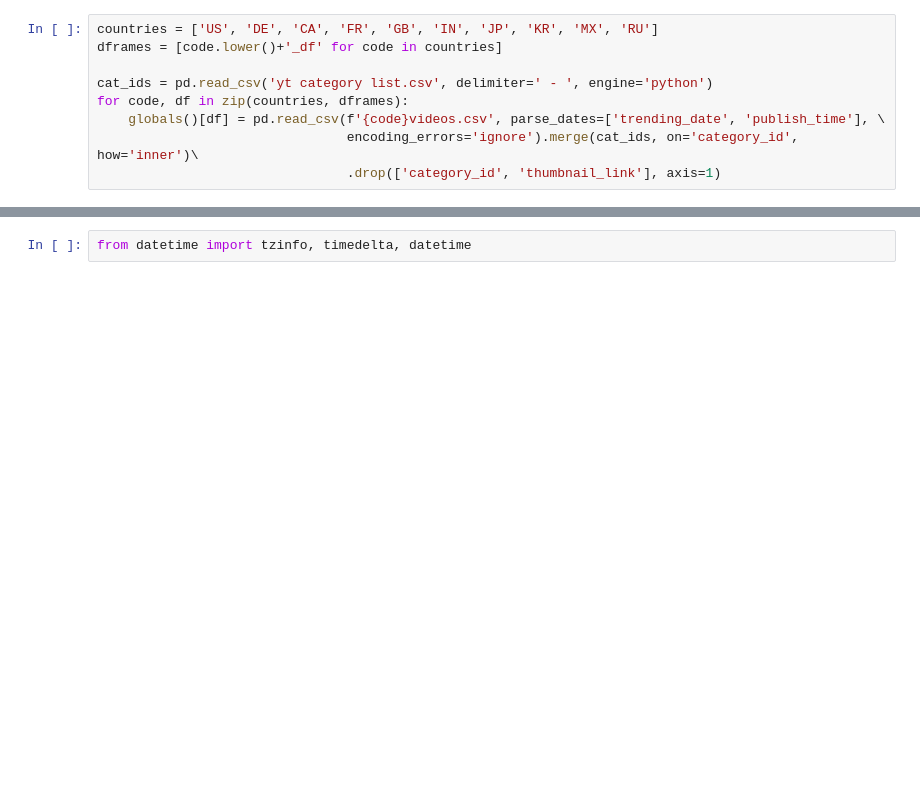
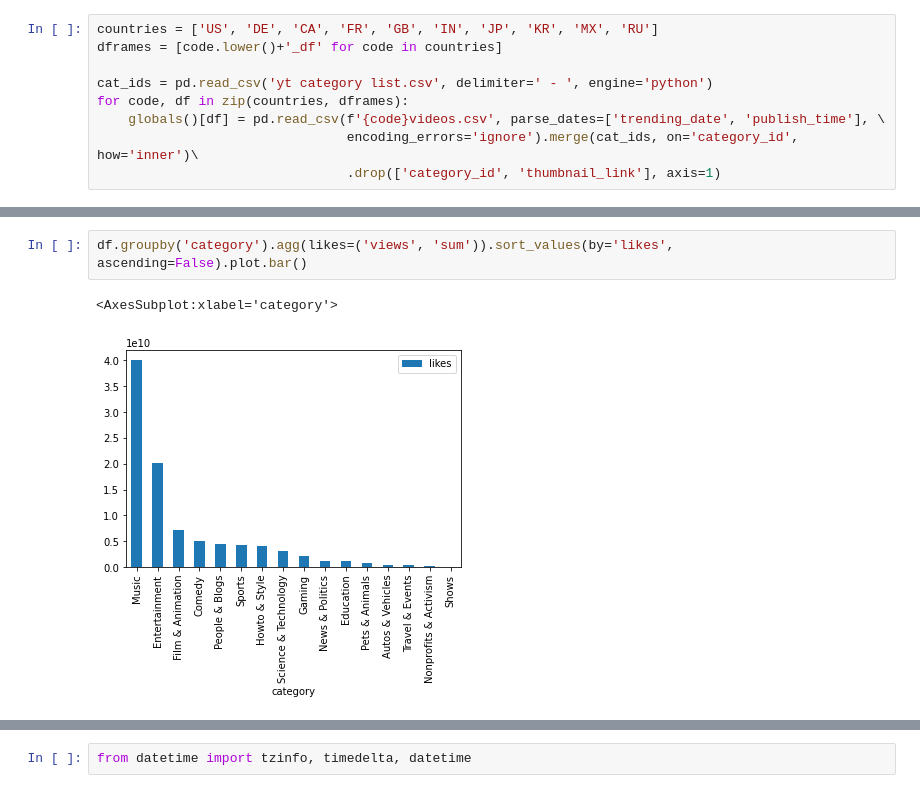
Before and after one commit to danielosetiawan/YouTube-EDA, a Jupyter notebook: youtube ipynb.ipynb, the cells around one changed output, grey strips where cells are left out. Saved outputs shown, nothing was run; the diff lists cells and outputs as text; blank space fills up the shorter version.

```diff
--- a/youtube ipynb.ipynb
+++ b/youtube ipynb.ipynb
@@ -186,0 +94,5 @@ plt.hist(pct_cap)
+# %%
+df.groupby('category').agg(likes=('views', 'sum')).sort_values(by='likes', ascending=False).plot.bar()
+# %% [output]
+<AxesSubplot:xlabel='category'>
+[figure, added]
```
Also changed, not shown: parts of 29 cells of this notebook.
